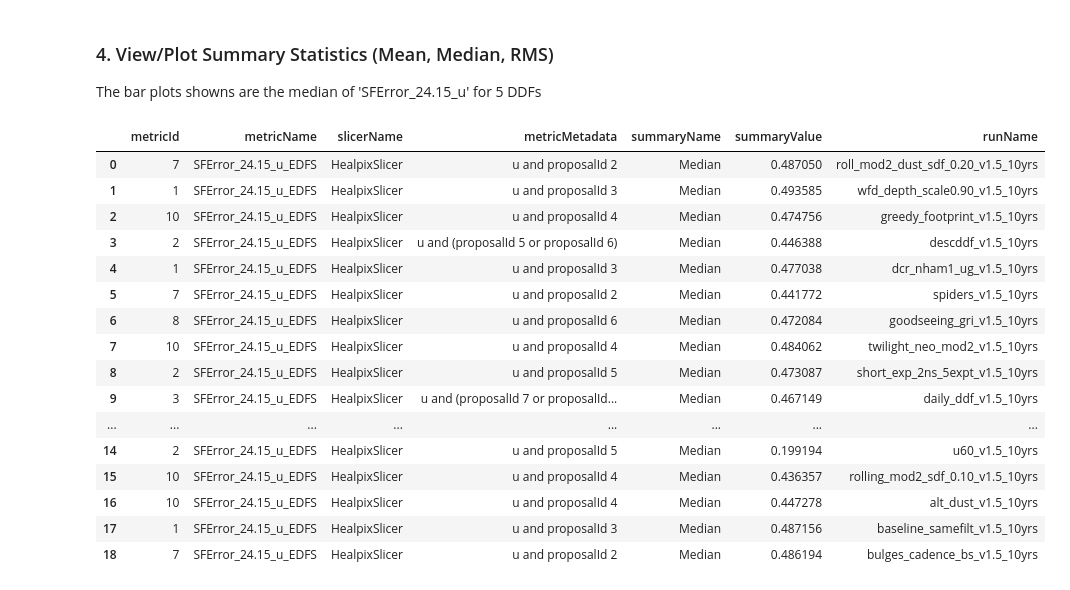
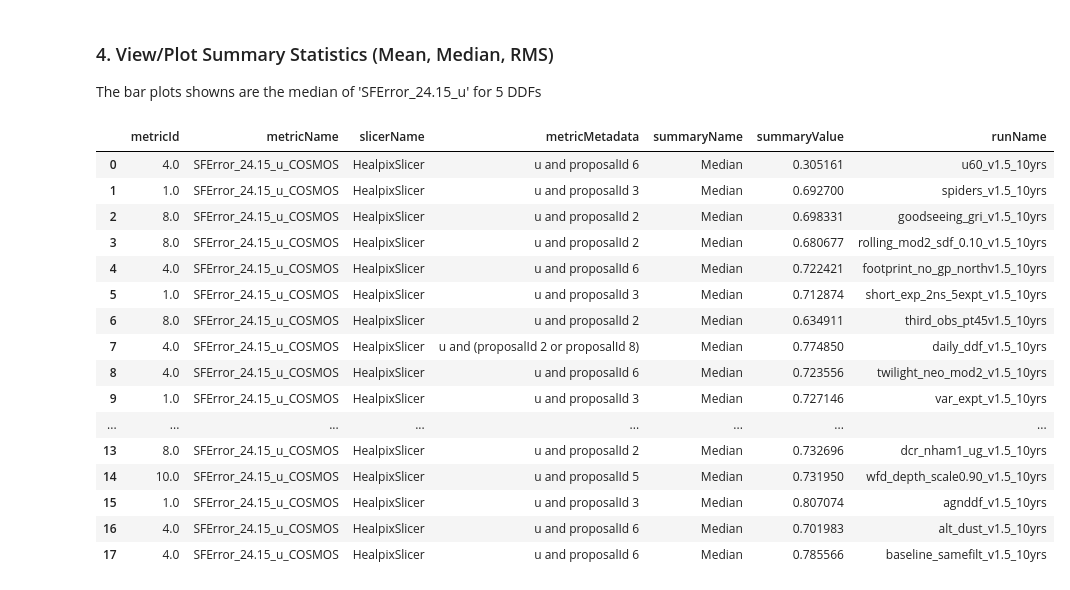
Before and after one commit to RichardsGroup/LSST_SF_Metric, a Jupyter notebook: notebooks/01_DDF.ipynb, the cells around one changed output. Cells and saved outputs as stored; diff of their text form; code cells hidden in the pictures.

```diff
--- a/notebooks/01_DDF.ipynb
+++ b/notebooks/01_DDF.ipynb
@@ -279,22 +276,22 @@ print(bd_keys)
 ### 4. View/Plot Summary Statistics (Mean, Median, RMS)
 The bar plots showns are the median of 'SFError_24.15_u' for 5 DDFs
 # %%
-getSummary(resultDbsView, 'SFError_24.15_u_EDFS', 'Median', pandas=True)
+getSummary(resultDbsView, 'SFError_24.15_u_COSMOS', 'Median', pandas=True)
 # %% [output]
 |  | metricId | metricName | slicerName | metricMetadata | summaryName | summaryValue | runName |
-| 0 | 7 | SFError_24.15_u_EDFS | HealpixSlicer | u and proposalId 2 | Median | 0.487050 | roll_mod2_dust_sdf_0.20_v1.5_10yrs |
-| 1 | 1 | SFError_24.15_u_EDFS | HealpixSlicer | u and proposalId 3 | Median | 0.493585 | wfd_depth_scale0.90_v1.5_10yrs |
-| 2 | 10 | SFError_24.15_u_EDFS | HealpixSlicer | u and proposalId 4 | Median | 0.474756 | greedy_footprint_v1.5_10yrs |
-| 3 | 2 | SFError_24.15_u_EDFS | HealpixSlicer | u and (proposalId 5 or proposalId 6) | Median | 0.446388 | descddf_v1.5_10yrs |
-| 4 | 1 | SFError_24.15_u_EDFS | HealpixSlicer | u and proposalId 3 | Median | 0.477038 | dcr_nham1_ug_v1.5_10yrs |
-| 5 | 7 | SFError_24.15_u_EDFS | HealpixSlicer | u and proposalId 2 | Median | 0.441772 | spiders_v1.5_10yrs |
-| 6 | 8 | SFError_24.15_u_EDFS | HealpixSlicer | u and proposalId 6 | Median | 0.472084 | goodseeing_gri_v1.5_10yrs |
-| 7 | 10 | SFError_24.15_u_EDFS | HealpixSlicer | u and proposalId 4 | Median | 0.484062 | twilight_neo_mod2_v1.5_10yrs |
-| 8 | 2 | SFError_24.15_u_EDFS | HealpixSlicer | u and proposalId 5 | Median | 0.473087 | short_exp_2ns_5expt_v1.5_10yrs |
-| 9 | 3 | SFError_24.15_u_EDFS | HealpixSlicer | u and (proposalId 7 or proposalId... | Median | 0.467149 | daily_ddf_v1.5_10yrs |
+| 0 | 4.0 | SFError_24.15_u_COSMOS | HealpixSlicer | u and proposalId 6 | Median | 0.305161 | u60_v1.5_10yrs |
+| 1 | 1.0 | SFError_24.15_u_COSMOS | HealpixSlicer | u and proposalId 3 | Median | 0.692700 | spiders_v1.5_10yrs |
+| 2 | 8.0 | SFError_24.15_u_COSMOS | HealpixSlicer | u and proposalId 2 | Median | 0.698331 | goodseeing_gri_v1.5_10yrs |
+| 3 | 8.0 | SFError_24.15_u_COSMOS | HealpixSlicer | u and proposalId 2 | Median | 0.680677 | rolling_mod2_sdf_0.10_v1.5_10yrs |
+| 4 | 4.0 | SFError_24.15_u_COSMOS | HealpixSlicer | u and proposalId 6 | Median | 0.722421 | footprint_no_gp_northv1.5_10yrs |
+| 5 | 1.0 | SFError_24.15_u_COSMOS | HealpixSlicer | u and proposalId 3 | Median | 0.712874 | short_exp_2ns_5expt_v1.5_10yrs |
+| 6 | 8.0 | SFError_24.15_u_COSMOS | HealpixSlicer | u and proposalId 2 | Median | 0.634911 | third_obs_pt45v1.5_10yrs |
+| 7 | 4.0 | SFError_24.15_u_COSMOS | HealpixSlicer | u and (proposalId 2 or proposalId 8) | Median | 0.774850 | daily_ddf_v1.5_10yrs |
+| 8 | 4.0 | SFError_24.15_u_COSMOS | HealpixSlicer | u and proposalId 6 | Median | 0.723556 | twilight_neo_mod2_v1.5_10yrs |
+| 9 | 1.0 | SFError_24.15_u_COSMOS | HealpixSlicer | u and proposalId 3 | Median | 0.727146 | var_expt_v1.5_10yrs |
 | ... | ... | ... | ... | ... | ... | ... | ... |
-| 14 | 2 | SFError_24.15_u_EDFS | HealpixSlicer | u and proposalId 5 | Median | 0.199194 | u60_v1.5_10yrs |
-| 15 | 10 | SFError_24.15_u_EDFS | HealpixSlicer | u and proposalId 4 | Median | 0.436357 | rolling_mod2_sdf_0.10_v1.5_10yrs |
-| 16 | 10 | SFError_24.15_u_EDFS | HealpixSlicer | u and proposalId 4 | Median | 0.447278 | alt_dust_v1.5_10yrs |
-| 17 | 1 | SFError_24.15_u_EDFS | HealpixSlicer | u and proposalId 3 | Median | 0.487156 | baseline_samefilt_v1.5_10yrs |
-| 18 | 7 | SFError_24.15_u_EDFS | HealpixSlicer | u and proposalId 2 | Median | 0.486194 | bulges_cadence_bs_v1.5_10yrs |
+| 13 | 8.0 | SFError_24.15_u_COSMOS | HealpixSlicer | u and proposalId 2 | Median | 0.732696 | dcr_nham1_ug_v1.5_10yrs |
+| 14 | 10.0 | SFError_24.15_u_COSMOS | HealpixSlicer | u and proposalId 5 | Median | 0.731950 | wfd_depth_scale0.90_v1.5_10yrs |
+| 15 | 1.0 | SFError_24.15_u_COSMOS | HealpixSlicer | u and proposalId 3 | Median | 0.807074 | agnddf_v1.5_10yrs |
+| 16 | 4.0 | SFError_24.15_u_COSMOS | HealpixSlicer | u and proposalId 6 | Median | 0.701983 | alt_dust_v1.5_10yrs |
+| 17 | 4.0 | SFError_24.15_u_COSMOS | HealpixSlicer | u and proposalId 6 | Median | 0.785566 | baseline_samefilt_v1.5_10yrs |
```
Also changed, not shown: parts of 30 cells of this notebook.
